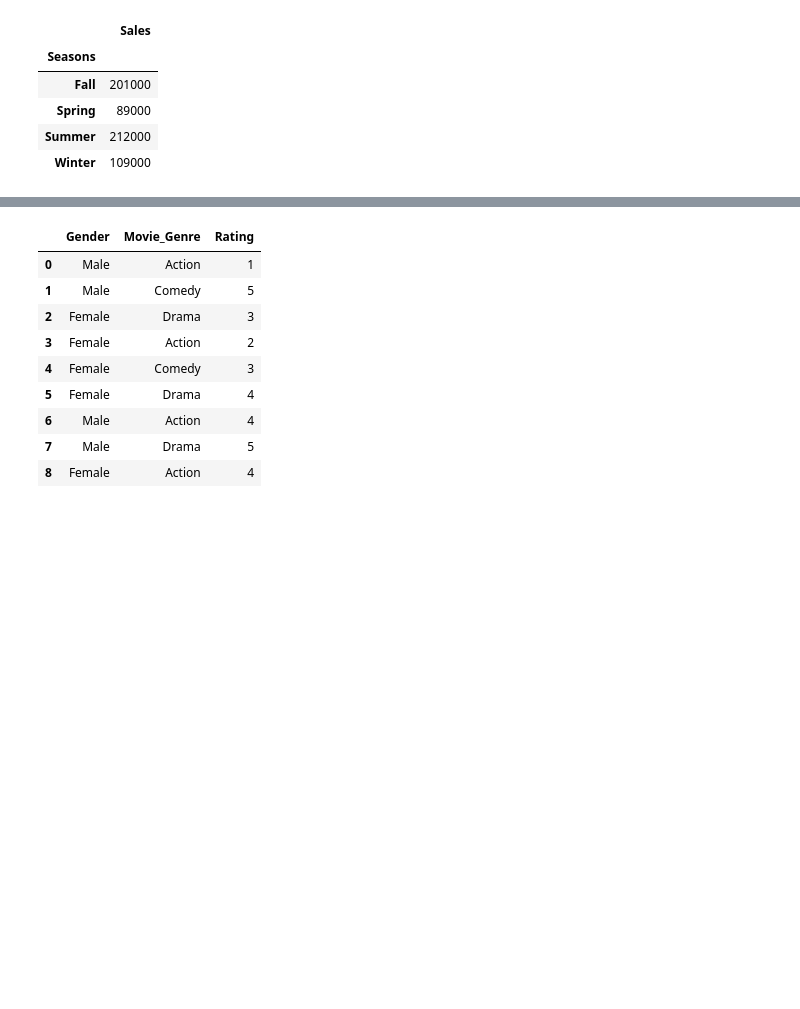
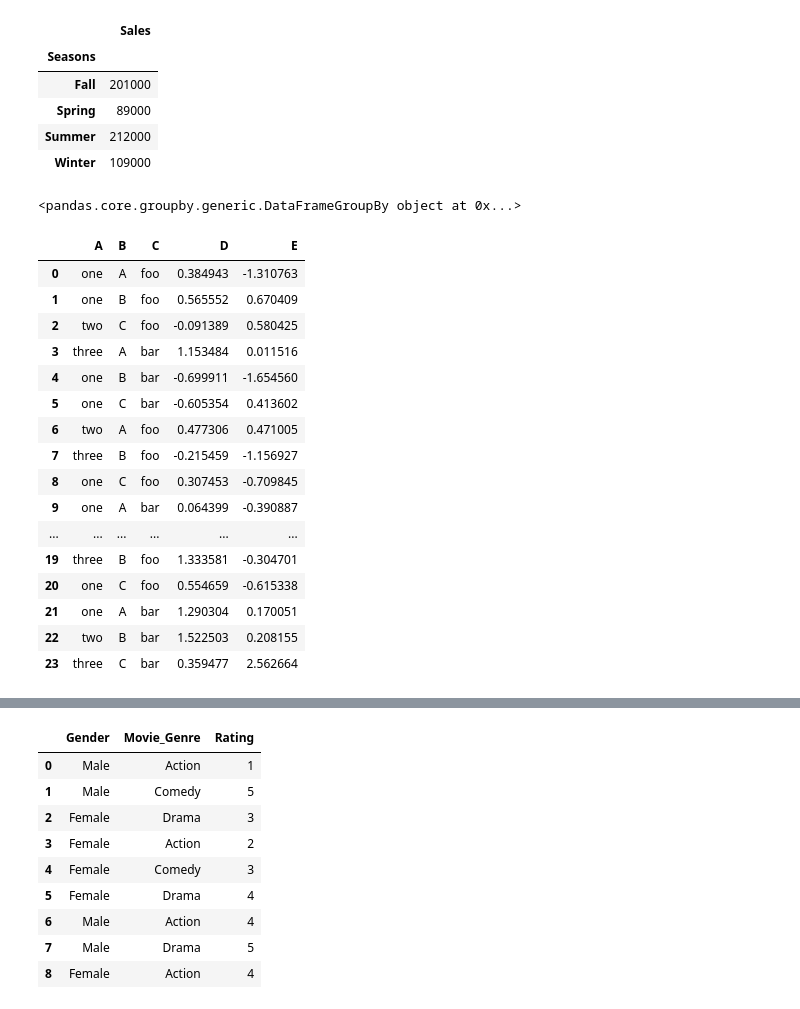
Before and after one commit to cooolbabu/GL-MIT-ADSP-2023, a Jupyter notebook: Week1/Pandas_Samples_2.ipynb, the cells around one changed output, grey strips where cells are left out. Cells and saved outputs as stored; diff of their text form; code cells hidden in the pictures; blank space fills up the shorter version.

```diff
--- a/Week1/Pandas_Samples_2.ipynb
+++ b/Week1/Pandas_Samples_2.ipynb
@@ -512,3 +513,34 @@ pd.pivot_table(df_sales,index=["Seasons"],values=["Sales"], aggfunc='sum')
 | Spring | 89000 |
 | Summer | 212000 |
 | Winter | 109000 |
+# %%
+df_sales.groupby('Seasons')
+# %% [output]
+<pandas.core.groupby.generic.DataFrameGroupBy object at 0x...>
+# %%
+df = pd.DataFrame({
+          'A' : ['one', 'one', 'two', 'three'] * 6,
+          'B' : ['A', 'B', 'C'] * 8,
+          'C' : ['foo', 'foo', 'foo', 'bar', 'bar', 'bar'] * 4,
+          'D' : np.random.randn(24),
+          'E' : np.random.randn(24)
+})
+df
+# %% [output]
+|  | A | B | C | D | E |
+| 0 | one | A | foo | 0.384943 | -1.310763 |
+| 1 | one | B | foo | 0.565552 | 0.670409 |
+| 2 | two | C | foo | -0.091389 | 0.580425 |
+| 3 | three | A | bar | 1.153484 | 0.011516 |
+| 4 | one | B | bar | -0.699911 | -1.654560 |
+| 5 | one | C | bar | -0.605354 | 0.413602 |
+| 6 | two | A | foo | 0.477306 | 0.471005 |
+| 7 | three | B | foo | -0.215459 | -1.156927 |
+| 8 | one | C | foo | 0.307453 | -0.709845 |
+| 9 | one | A | bar | 0.064399 | -0.390887 |
+| ... | ... | ... | ... | ... | ... |
+| 19 | three | B | foo | 1.333581 | -0.304701 |
+| 20 | one | C | foo | 0.554659 | -0.615338 |
+| 21 | one | A | bar | 1.290304 | 0.170051 |
+| 22 | two | B | bar | 1.522503 | 0.208155 |
+| 23 | three | C | bar | 0.359477 | 2.562664 |
```
Also changed, not shown: parts of 5 cells of this notebook, 17 other files.
